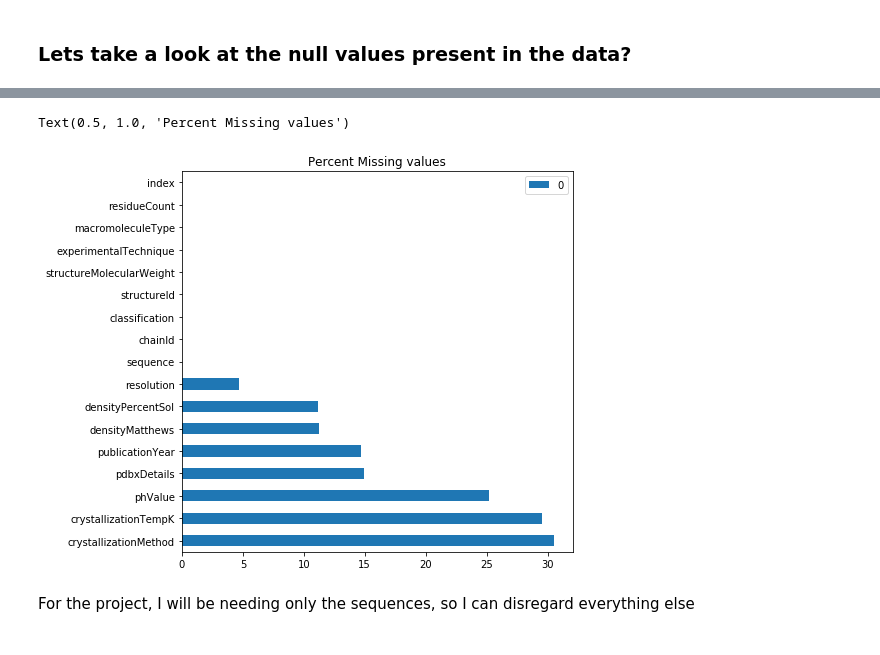
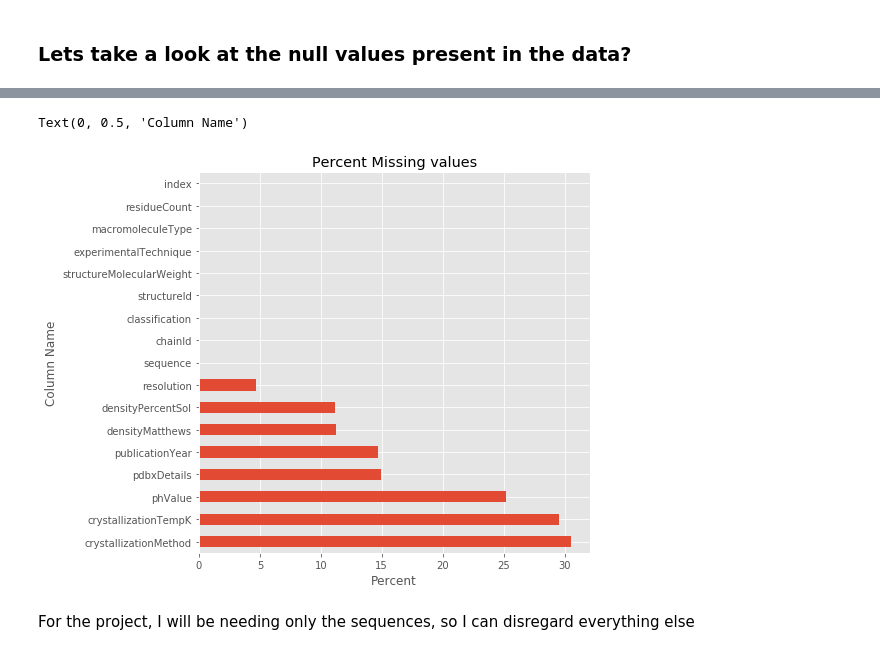
Before and after one commit to janmichael88/protein_seq, a Jupyter notebook: ProteinSeq_EDA_Dataset.ipynb, the cells around one changed output, grey strips where cells are left out. Cells and saved outputs as stored; diff of their text form; code cells hidden in the pictures.

```diff
--- a/ProteinSeq_EDA_Dataset.ipynb
+++ b/ProteinSeq_EDA_Dataset.ipynb
@@ -8,7 +8,9 @@
 import pandas as pd
 import numpy as np
 import matplotlib.pyplot as plt
+import seaborn as sns
 %matplotlib inline
+plt.style.use('ggplot')
 # %%
 proteins = pd.read_csv("proteins_1.csv",index_col=0).reset_index()
 # %%
@@ -71,11 +73,13 @@ dtypes: float64(7), int64(2), object(8)
 memory usage: 44.9+ MB
 # %%
 pd.DataFrame((proteins.isna().sum(axis=0) / proteins.shape[0]*100)).sort_values(by =0, ascending=False).plot.barh(figsize=(7,7
-                                                                                                                          ))
+                                                                                                                          ),legend=None)
 plt.title('Percent Missing values')
+plt.xlabel('Percent')
+plt.ylabel('Column Name')
 # %% [output]
-Text(0.5, 1.0, 'Percent Missing values')
+Text(0, 0.5, 'Column Name')
-[figure, old version]
+[figure, new version]
 # %% [markdown]
 For the project, I will be needing only the sequences, so I can disregard everything else
 # %% [markdown]
```
Also changed, not shown: parts of 40 cells of this notebook, 9 other files.
